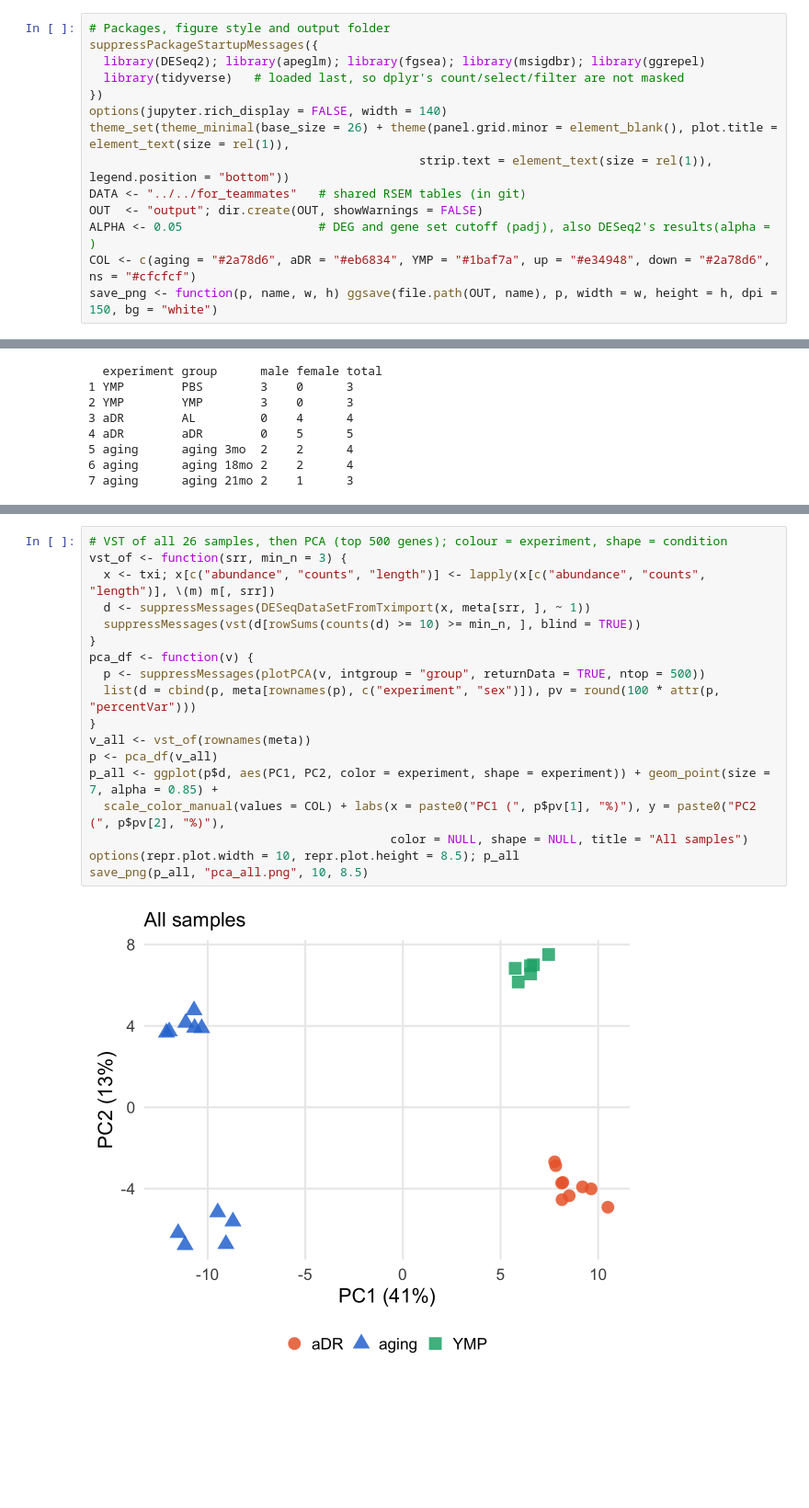
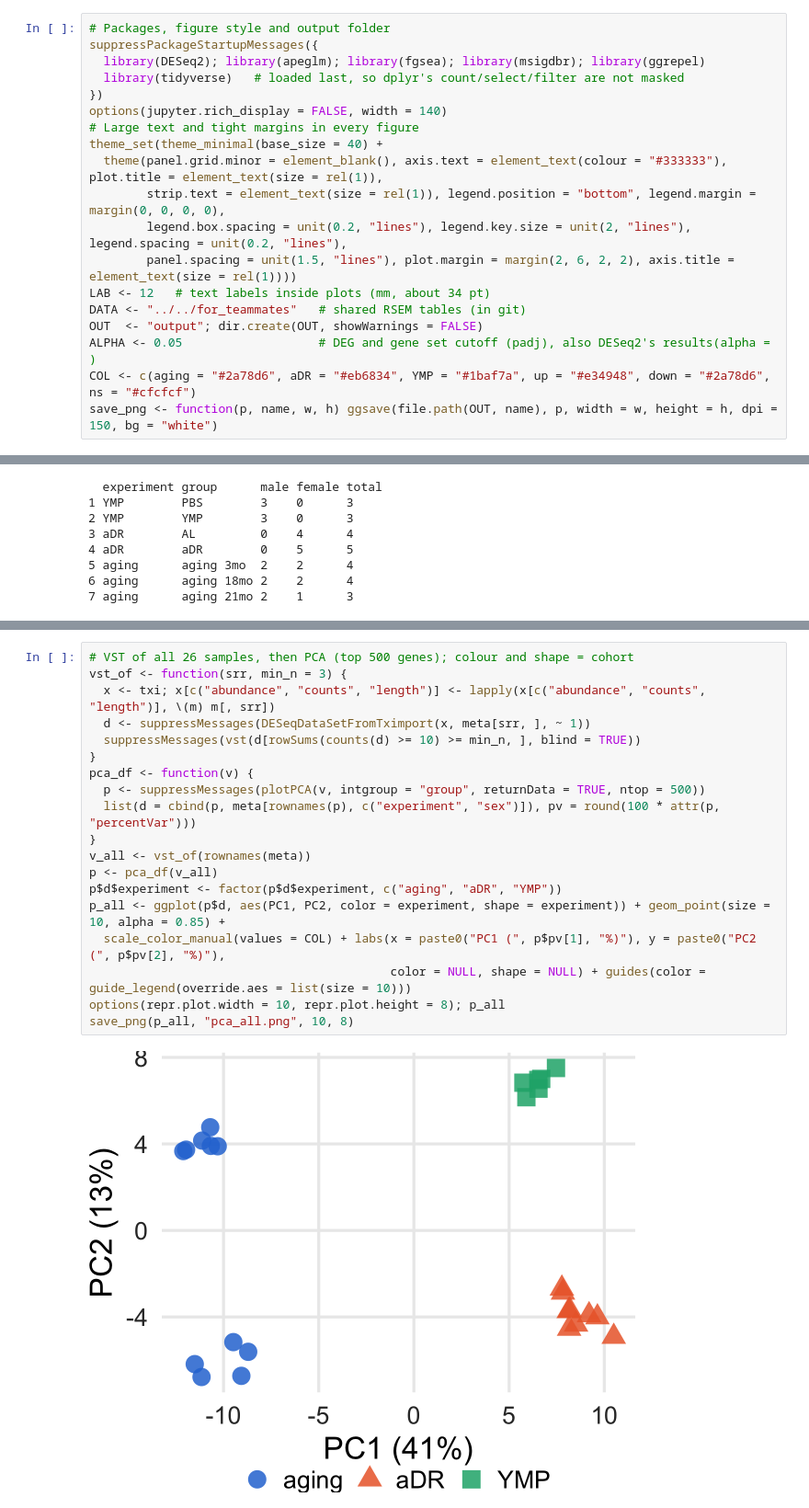
Before and after one commit to Jeffateth/RNAseq_aging, a Jupyter notebook: teammates/lea/Script.ipynb, the cells around one changed output, grey strips where cells are left out. Shown at 92% size. Saved outputs shown, nothing was run; the diff lists cells and outputs as text; blank space fills up the shorter version.

Commit message:
Lea refactor: larger figure text and tighter margins; per-cohort PCA removed (sex term explained in text); Hallmark figure limited to the 15 aging sets, non-significant intervention results faded

```diff
--- a/teammates/lea/Script.ipynb
+++ b/teammates/lea/Script.ipynb
@@ -22,8 +22,13 @@ suppressPackageStartupMessages({
   library(tidyverse)   # loaded last, so dplyr's count/select/filter are not masked
 })
 options(jupyter.rich_display = FALSE, width = 140)
-theme_set(theme_minimal(base_size = 26) + theme(panel.grid.minor = element_blank(), plot.title = element_text(size = rel(1)),
-                                              strip.text = element_text(size = rel(1)), legend.position = "bottom"))
+# Large text and tight margins in every figure
+theme_set(theme_minimal(base_size = 40) +
+  theme(panel.grid.minor = element_blank(), axis.text = element_text(colour = "#333333"), plot.title = element_text(size = rel(1)),
+        strip.text = element_text(size = rel(1)), legend.position = "bottom", legend.margin = margin(0, 0, 0, 0),
+        legend.box.spacing = unit(0.2, "lines"), legend.key.size = unit(2, "lines"), legend.spacing = unit(0.2, "lines"),
+        panel.spacing = unit(1.5, "lines"), plot.margin = margin(2, 6, 2, 2), axis.title = element_text(size = rel(1))))
+LAB <- 12   # text labels inside plots (mm, about 34 pt)
 DATA <- "../../for_teammates"   # shared RSEM tables (in git)
 OUT  <- "output"; dir.create(OUT, showWarnings = FALSE)
 ALPHA <- 0.05                   # DEG and gene set cutoff (padj), also DESeq2's results(alpha = )
@@ -105,22 +110,23 @@ meta %>% count(experiment, group, sex) %>% pivot_wider(names_from = sex, values_
 - **How:** genes with ≥ 10 reads in ≥ 3 samples; variance-stabilising transformation (`vst`, blind to the groups: log-like values, corrected for depth and gene length, in which low and high counts vary similarly); PCA on the 500 most variable genes.
 - **How to read:** each point is a mouse; mice close together have similar expression profiles. The % on each axis is the share of variation that axis explains.
 # %%
-# VST of all 26 samples, then PCA (top 500 genes); colour = experiment, shape = condition
+# VST of all 26 samples, then PCA (top 500 genes); colour and shape = cohort
 vst_of <- function(srr, min_n = 3) {
   x <- txi; x[c("abundance", "counts", "length")] <- lapply(x[c("abundance", "counts", "length")], \(m) m[, srr])
   d <- suppressMessages(DESeqDataSetFromTximport(x, meta[srr, ], ~ 1))
   suppressMessages(vst(d[rowSums(counts(d) >= 10) >= min_n, ], blind = TRUE))
 }
 pca_df <- function(v) {
   p <- suppressMessages(plotPCA(v, intgroup = "group", returnData = TRUE, ntop = 500))
   list(d = cbind(p, meta[rownames(p), c("experiment", "sex")]), pv = round(100 * attr(p, "percentVar")))
 }
 v_all <- vst_of(rownames(meta))
 p <- pca_df(v_all)
-p_all <- ggplot(p$d, aes(PC1, PC2, color = experiment, shape = experiment)) + geom_point(size = 7, alpha = 0.85) +
+p$d$experiment <- factor(p$d$experiment, c("aging", "aDR", "YMP"))
+p_all <- ggplot(p$d, aes(PC1, PC2, color = experiment, shape = experiment)) + geom_point(size = 10, alpha = 0.85) +
   scale_color_manual(values = COL) + labs(x = paste0("PC1 (", p$pv[1], "%)"), y = paste0("PC2 (", p$pv[2], "%)"),
-                                          color = NULL, shape = NULL, title = "All samples")
-options(repr.plot.width = 10, repr.plot.height = 8.5); p_all
-save_png(p_all, "pca_all.png", 10, 8.5)
+                                          color = NULL, shape = NULL) + guides(color = guide_legend(override.aes = list(size = 10)))
+options(repr.plot.width = 10, repr.plot.height = 8); p_all
+save_png(p_all, "pca_all.png", 10, 8)
 # %% [output]
-[figure, old version]
+[figure, new version]
```
Also changed, not shown: parts of 31 cells of this notebook, 8 other files.
